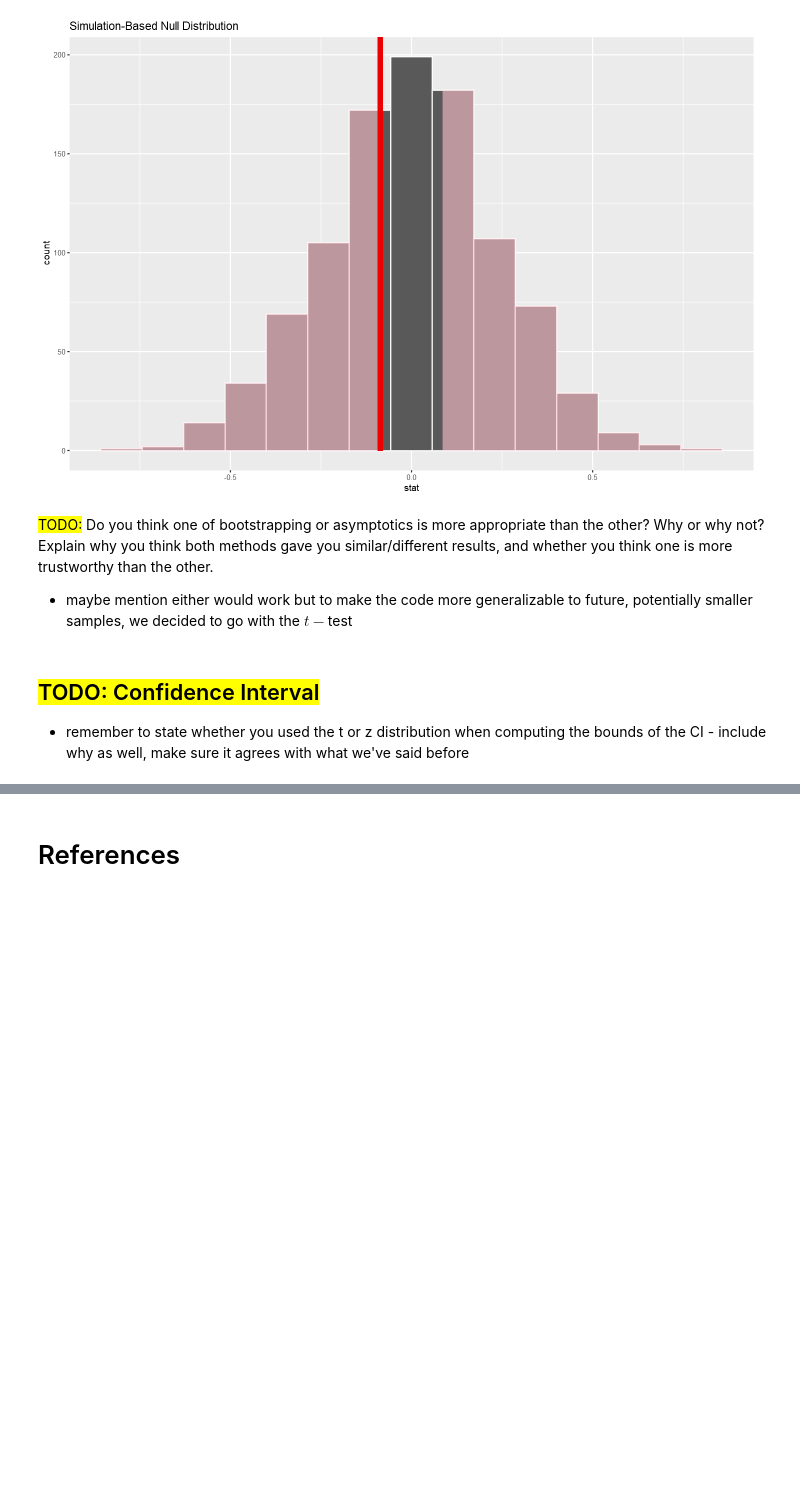
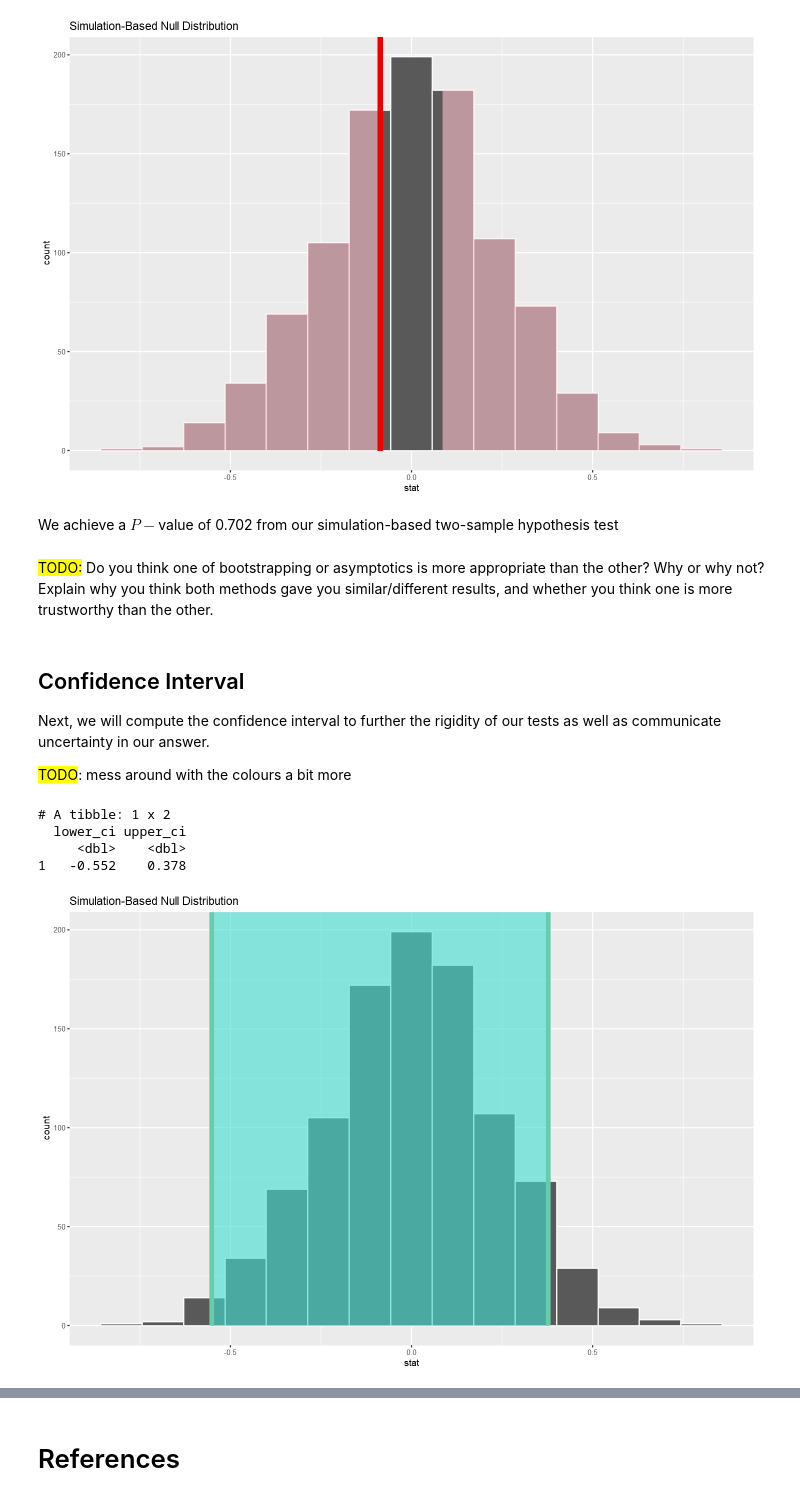
Before and after one commit to KevinSaigon/stat-201-project, a Jupyter notebook: final_report.ipynb, the cells around one changed output, grey strips where cells are left out. Drawn from its saved outputs; the diff is of its cells as text; code cells hidden in the pictures; blank space fills up the shorter version.

Commit message:
added Alex's CI portion, edited some of the text, left some TODOs

```diff
--- a/final_report.ipynb
+++ b/final_report.ipynb
@@ -272,12 +261,28 @@ visualize(null_distribution) +
 # %% [output]
 P-value: 0.702
 [figure]
+# %% [markdown]
+We achieve a $P-$value of 0.702 from our simulation-based two-sample hypothesis test
 # %% [markdown]
 <mark>TODO:</mark> Do you think one of bootstrapping or asymptotics is more appropriate than the other? Why or why not? Explain why you think both methods gave you similar/different results, and whether you think one is more trustworthy than the other.
-
-- maybe mention either would work but to make the code more generalizable to future, potentially smaller samples, we decided to go with the $t-$test
 # %% [markdown]
-## <mark>TODO: Confidence Interval</mark>
+## Confidence Interval
 
+Next, we will compute the confidence interval to further the rigidity of our tests as well as communicate uncertainty in our answer.
 
-- remember to state whether you used the t or z distribution when computing the bounds of the CI - include why as well, make sure it agrees with what we've said before
+<mark>TODO</mark>: mess around with the colours a bit more
+# %%
+percentile_ci <- null_distribution %>%
+    get_confidence_interval(level = 0.95, point_estimate = obs_diff_mean, type = "se")
+
+
+print(percentile_ci)
+cat("\n")
+visualize(null_distribution) +
+    shade_ci(endpoints = percentile_ci) # the blue box
+# %% [output]
+# A tibble: 1 x 2
+  lower_ci upper_ci
+     <dbl>    <dbl>
+1   -0.552    0.378
+[figure, added]
```
Also changed, not shown: parts of 14 cells of this notebook.
